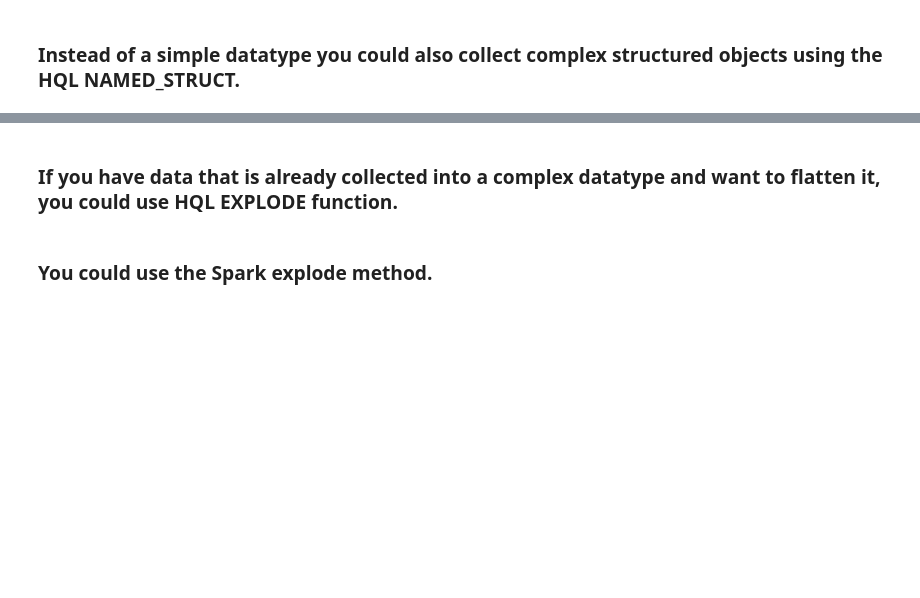
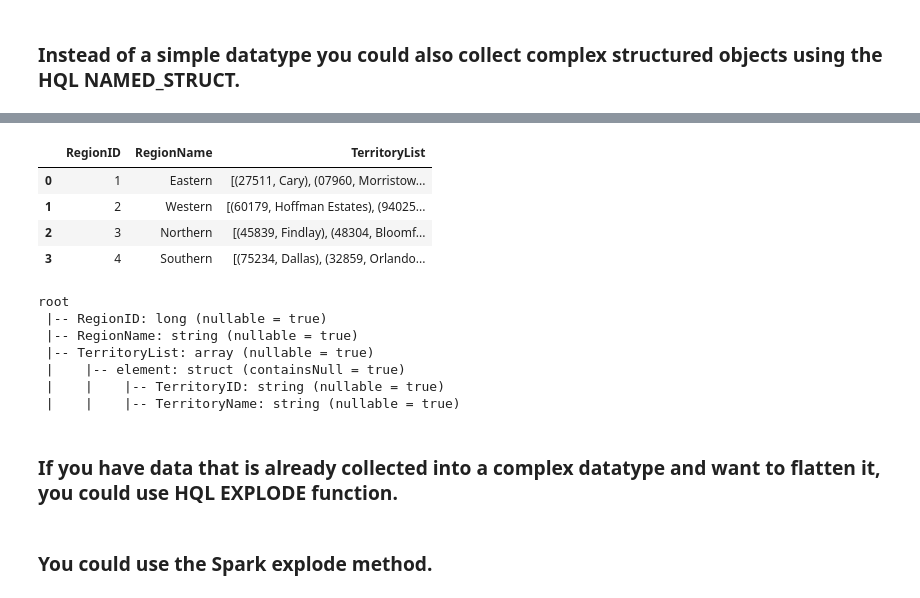
Before and after one commit to roitraining/SparkforDataScientists, a Jupyter notebook: Ch03_SparkSQL.ipynb, the cells around one changed output, grey strips where cells are left out. Drawn from its saved outputs; the diff is of its cells as text; code cells hidden in the pictures; blank space fills up the shorter version.

```diff
--- a/Ch03_SparkSQL.ipynb
+++ b/Ch03_SparkSQL.ipynb
@@ -169,3 +387,20 @@ spark.sql('create table TerritoryRegion as ' + sql)
+# %%
+tr2 = spark.read.json('TerritoryRegion.json')
+display(tr2)
+tr2.printSchema()
+# %% [output]
+|  | RegionID | RegionName | TerritoryList |
+| 0 | 1 | Eastern | [(27511, Cary), (07960, Morristow... |
+| 1 | 2 | Western | [(60179, Hoffman Estates), (94025... |
+| 2 | 3 | Northern | [(45839, Findlay), (48304, Bloomf... |
+| 3 | 4 | Southern | [(75234, Dallas), (32859, Orlando... |
+root
+ |-- RegionID: long (nullable = true)
+ |-- RegionName: string (nullable = true)
+ |-- TerritoryList: array (nullable = true)
+ |    |-- element: struct (containsNull = true)
+ |    |    |-- TerritoryID: string (nullable = true)
+ |    |    |-- TerritoryName: string (nullable = true)
 # %% [markdown]
 ### If you have data that is already collected into a complex datatype and want to flatten it, you could use HQL EXPLODE function.
 # %% [markdown]
```
Also changed, not shown: parts of 20 cells of this notebook, 10 other files.
